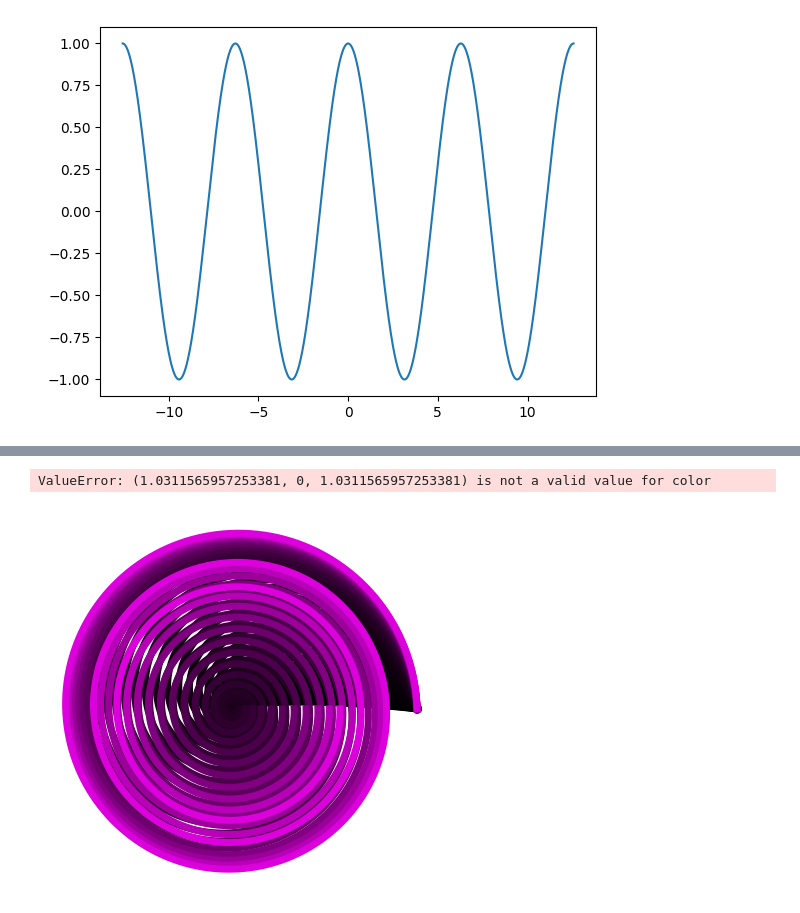
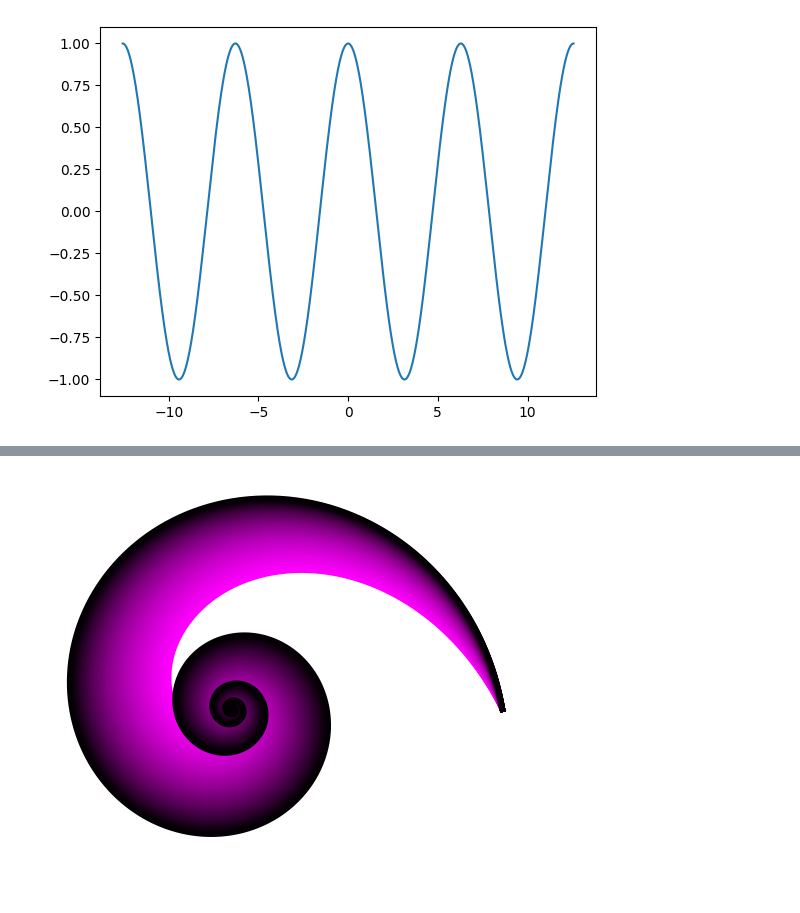
Before and after one commit to viktor-kertanov/master-math, a Jupyter notebook: ch10_art_trigonometry/4_log_spiral.ipynb, the cells around one changed output, grey strips where cells are left out. Saved outputs shown, nothing was run; the diff lists cells and outputs as text; code cells hidden in the pictures.

Commit message:
Art from trigonometry finished. The logistic map. Log Spiral

```diff
--- a/ch10_art_trigonometry/4_log_spiral.ipynb
+++ b/ch10_art_trigonometry/4_log_spiral.ipynb
@@ -14,3 +14,17 @@ plt.plot(t, f1)
 plt.show()
 # %% [output]
 [figure]
+# %%
+pi_scale = 10
+t = np.linspace(0, pi_scale*np.pi, 2000)
+
+k = -3
+x = np.cos(t)*np.exp(t/k)
+y = np.sin(t)*np.exp(t/k)
+
+plt.plot(x, y, linewidth=1, color='r')
+plt.gca().set_aspect('equal')
+plt.axis('off')
+plt.axis('square')
+plt.savefig('log_spirals.svg')
+plt.show()
@@ -17,21 +33,18 @@ plt.show()
 # %%
-pi_scale = 6
+pi_scale = 12
 t = np.linspace(0, pi_scale*np.pi, 3000)
 
-spirals_num = 40
+spirals_num = 50
 
-for i in np.logspace(np.log10(0.1),np.log10(100), spirals_num):
+for i_idx, i in enumerate(np.linspace(2, 6, spirals_num)):
     k = -i
     x = np.cos(t)*np.exp(t/k)
     y = np.sin(t)*np.exp(t/k)
-    # x = np.cos(t)*np.exp(t/k)*np.random.rand()+np.random.rand()
-    # y = np.sin(t)*np.exp(t/k)*np.random.rand()+np.random.rand()
 
-    plt.plot(x, y, linewidth=5, color=(i/spirals_num, 0, i/spirals_num))
-    plt.gca().set_aspect('equal')
-    plt.axis('off')
+    plt.plot(x, y, linewidth=4, color=(1-i_idx/spirals_num, 0, 1-i_idx/spirals_num))
+plt.gca().set_aspect('equal')
+plt.axis('off')
 plt.savefig('log_spirals.svg')
 plt.show()
 # %% [output]
-ValueError: (1.0311565957253381, 0, 1.0311565957253381) is not a valid value for color
-[figure, old version]
+[figure, new version]
```
Also changed, not shown: parts of 2 cells of this notebook, 16 other files.
